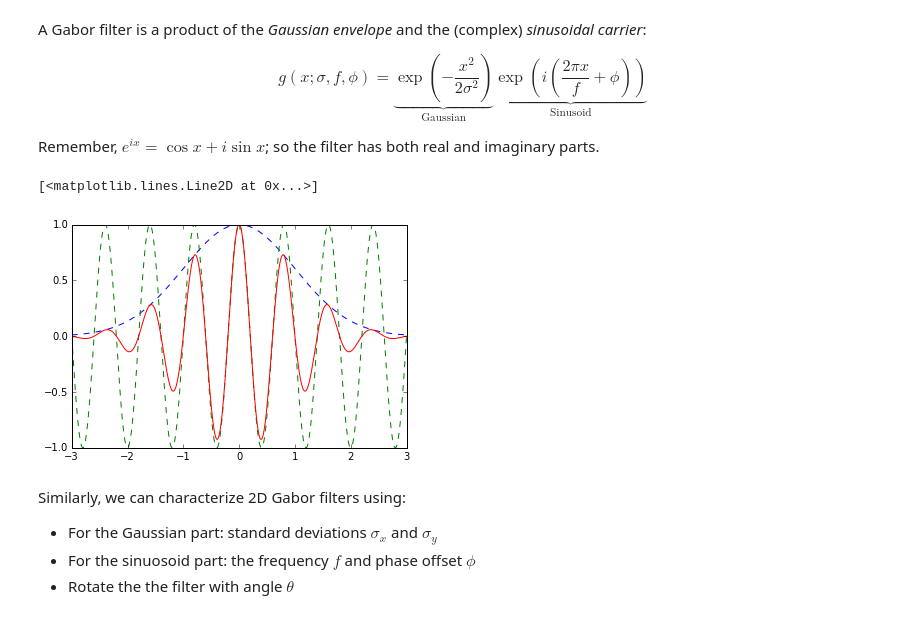
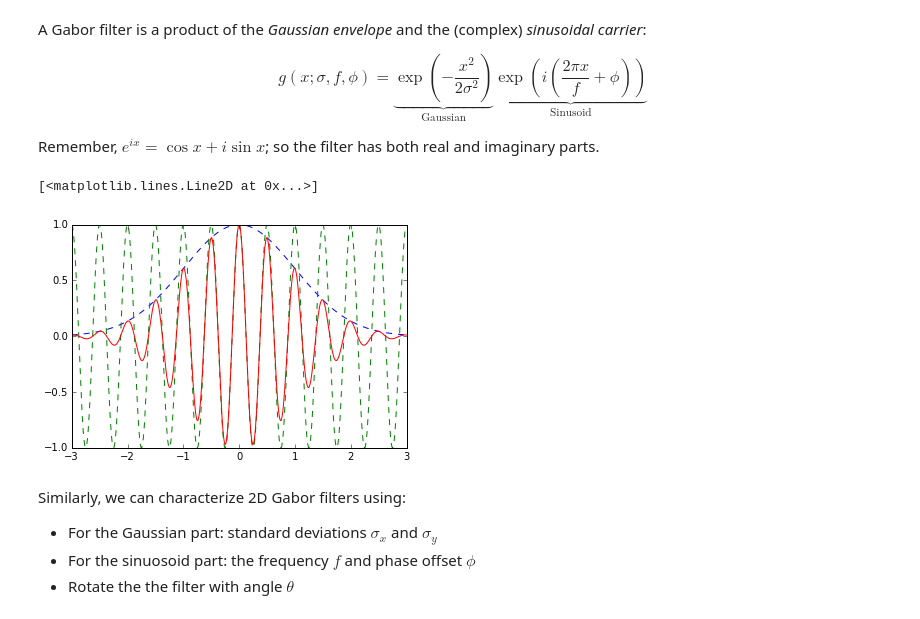
Before and after one commit to guruucsd/EigenfaceDemo, a Jupyter notebook: src/Gabor Filter Demo.ipynb, the cells around one changed output. Drawn from its saved outputs; the diff is of its cells as text; code cells hidden in the pictures.

```diff
--- a/src/Gabor Filter Demo.ipynb
+++ b/src/Gabor Filter Demo.ipynb
@@ -33,13 +33,13 @@ Remember, $e^{i x} = \cos x + i \sin x$; so the filter has both real and imagina
 # %%
 xs=linspace(-3, 3, 1000)
 gaussian=exp(-xs**2/2)
-sinusoid=exp(1j*2*pi*xs/0.8) # 1j is "i"
+sinusoid=exp(1j*2*pi*xs/0.5) # 1j is "i"
 plt.plot(xs, gaussian, '--')
 plt.plot(xs, real(sinusoid), '--')
 plt.plot(xs, gaussian*real(sinusoid))
 # %% [output]
 [<matplotlib.lines.Line2D at 0x...>]
-[figure, old version]
+[figure, new version]
 # %% [markdown]
 Similarly, we can characterize 2D Gabor filters using:
 
```
Also changed, not shown: parts of 4 cells of this notebook.
